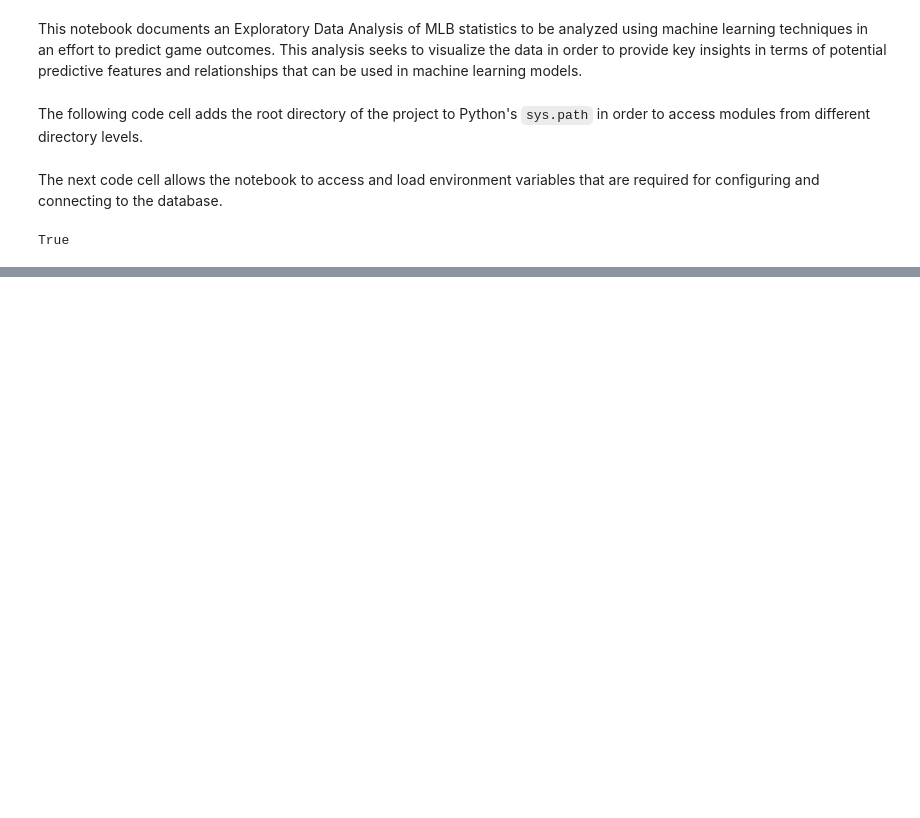
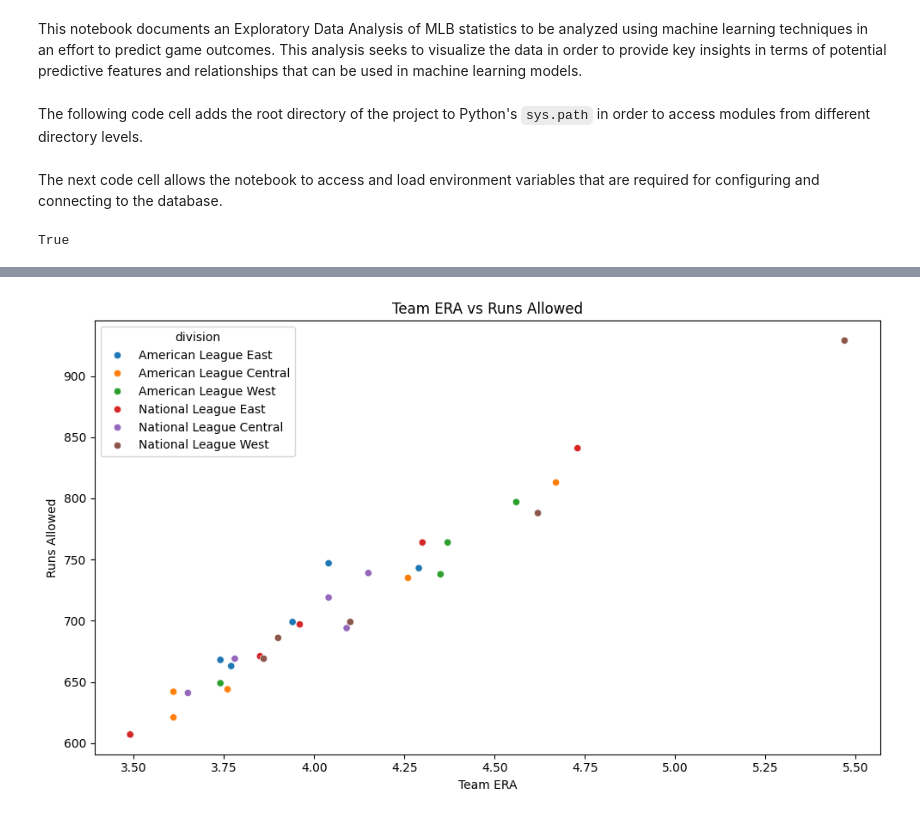
Before and after one commit to jbarkie/betbot, a Jupyter notebook: machine_learning/docs/notebooks/mlb-eda.ipynb, the cells around one changed output, grey strips where cells are left out. Cells and saved outputs as stored; diff of their text form; code cells hidden in the pictures; blank space fills up the shorter version.

```diff
--- a/machine_learning/docs/notebooks/mlb-eda.ipynb
+++ b/machine_learning/docs/notebooks/mlb-eda.ipynb
@@ -30,0 +72,13 @@ from machine_learning.data.models.mlb_models import MLBTeam, MLBOffensiveStats,
+# %%
+recent_defensive_stats = defensive_stats_df.sort_values('date').groupby('team_id').last().reset_index()
+merged_defensive = pd.merge(teams_df, recent_defensive_stats, left_on='id', right_on='team_id')
+# %%
+plt.figure(figsize=(10, 6))
+sns.scatterplot(data=merged_defensive, x='team_era', y='runs_allowed', hue='division')
+plt.title('Team ERA vs Runs Allowed')
+plt.xlabel('Team ERA')
+plt.ylabel('Runs Allowed')
+plt.tight_layout()
+plt.show()
+# %% [output]
+[figure, added]
```
Also changed, not shown: parts of 4 cells of this notebook.
